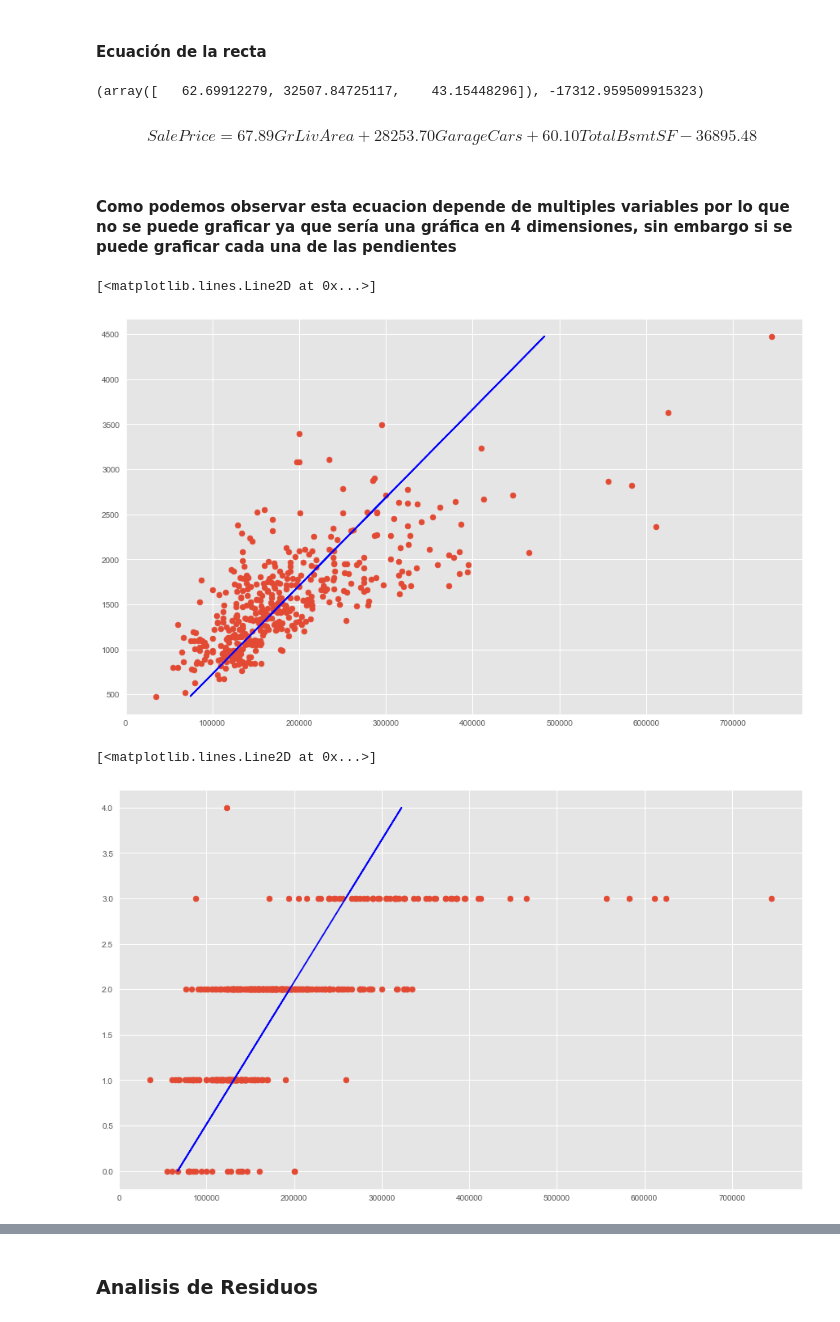
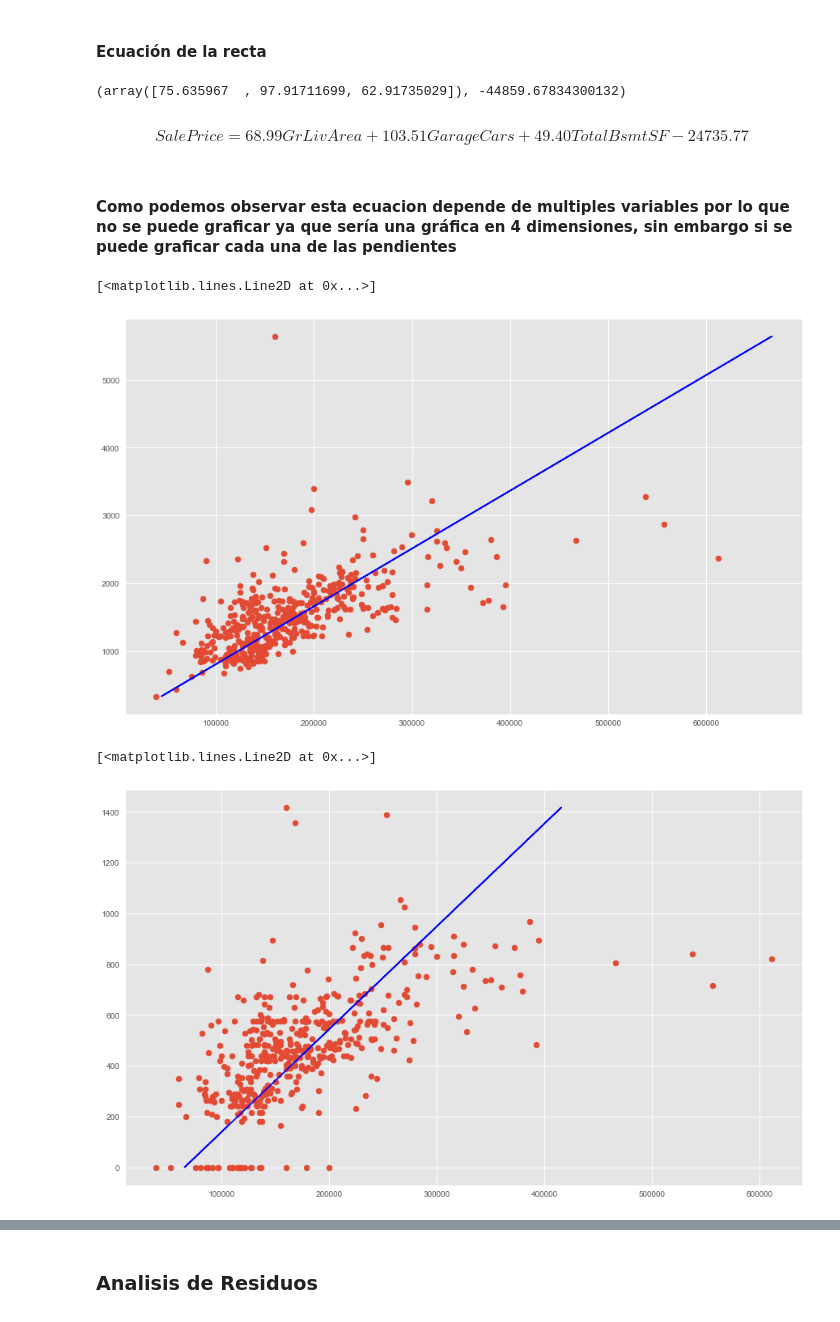
Before and after one commit to JJHH06/HT4LinearRegresionModels, a Jupyter notebook: HDT4.ipynb, the cells around one changed output, grey strips where cells are left out. Drawn from its saved outputs; the diff is of its cells as text; code cells hidden in the pictures.

```diff
--- a/HDT4.ipynb
+++ b/HDT4.ipynb
@@ -51,6 +80,6 @@ sns.heatmap(data[CUANTITATIVES].corr(), xticklabels=data[CUANTITATIVES].corr().c
 # %%
 y = data['SalePrice'] #La variable respuesta
-X = data[['GrLivArea', 'GarageCars', 'TotalBsmtSF']] #El resto de los datos
+X = data[['GrLivArea', 'GarageArea', 'TotalBsmtSF']] #El resto de los datos
 random.seed(123)
 
 X_train, X_test,y_train, y_test = train_test_split(X, y,test_size=0.3,train_size=0.7)
@@ -81,20 +112,13 @@ array([166364.62704185, 200131.92727715, 246418.7464948 , 124016.46987958,
 # %% [markdown]
 #### Ecuación de la recta
-# %%
-#y = mx + c
-# m = lm.coef_[0][0]
-# c = lm.intercept_[0]
-
-
-# label = r'$p_length = %0.4f*p_width %+0.4f$'%(m,c)
-# print(label)
-#lm.coef_
-
-(lm.coef_,lm.intercept_)
-# %% [output]
-(array([   62.69912279, 32507.84725117,    43.15448296]), -17312.959509915323)
-# %% [markdown]
-$$SalePrice = 67.89GrLivArea + 28253.70GarageCars + 60.10TotalBsmtSF -36895.48$$
+# %%
+
+
+(lm.coef_,lm.intercept_)
+# %% [output]
+(array([75.635967  , 97.91711699, 62.91735029]), -44859.67834300132)
+# %% [markdown]
+$$SalePrice = 68.99GrLivArea + 103.51GarageCars + 49.40TotalBsmtSF -24735.77$$
 # %% [markdown]
 #### Como podemos observar esta ecuacion depende de multiples variables por lo que no se puede graficar ya que sería una gráfica en 4 dimensiones, sin embargo si se puede graficar cada una de las pendientes
 # %%
@@ -116,31 +140,31 @@ plt.scatter(p_length_t,p_width_t)
 plt.plot(p_length_pred, p_width_t, color="blue")
 # %% [output]
 [<matplotlib.lines.Line2D at 0x...>]
-[figure, old version]
+[figure, new version]
 # %%
 # fig = plt.figure()
 # plt.scatter(data['SalePrice'], data['GarageArea'], color='red')
 
 
 fig = plt.figure()
 
-d = X_test['GarageCars'].values.reshape(-1,1)
+d = X_test['GarageArea'].values.reshape(-1,1)
 
 p_length = y_train.values.reshape(-1,1)
 p_length_t = y_test.values.reshape(-1,1)
-p_width = X_train['GarageCars'].values.reshape(-1,1)
-p_width_t = X_test['GarageCars'].values.reshape(-1,1)
+p_width = X_train['GarageArea'].values.reshape(-1,1)
+p_width_t = X_test['GarageArea'].values.reshape(-1,1)
 
 lm = LinearRegression()
 lm.fit(p_width, p_length)
 p_length_pred = lm.predict(d)
 
 
 plt.scatter(p_length_t,p_width_t)
 plt.plot(p_length_pred, p_width_t, color="blue")
 # %% [output]
 [<matplotlib.lines.Line2D at 0x...>]
-[figure, old version]
+[figure, new version]
 # %%
 # fig = plt.figure()
 # plt.scatter(data['SalePrice'], data['TotalBsmtSF'], color='red')
```
Also changed, not shown: parts of 26 cells of this notebook.
